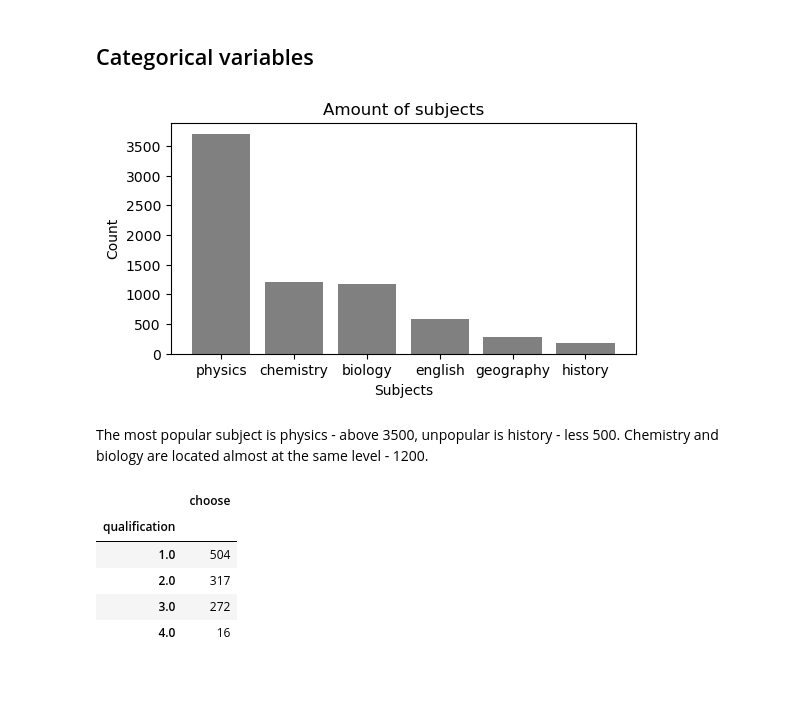
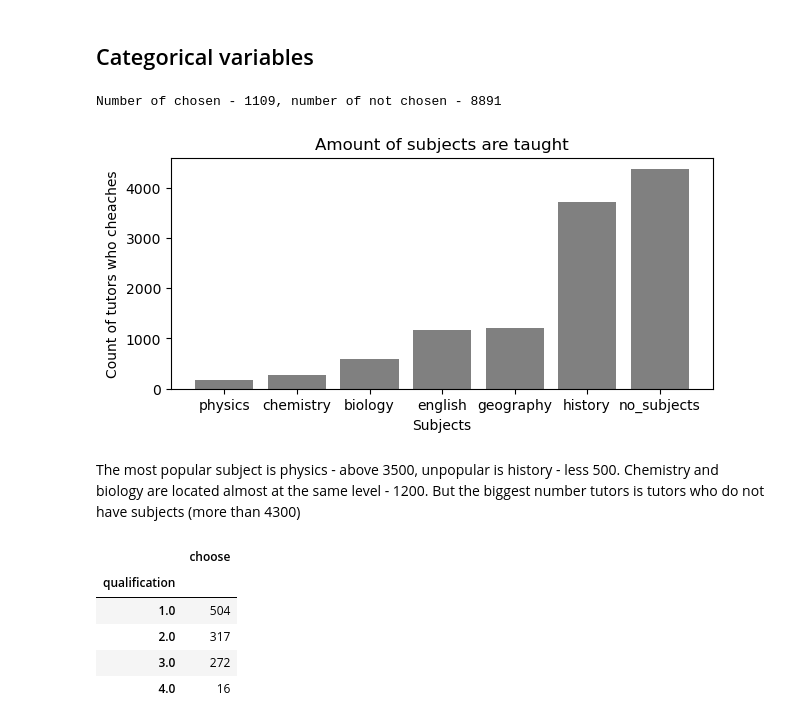
Before and after one commit to SpaceMakerc/tutor_prediction, a Jupyter notebook: predict_model_v1.ipynb, the cells around one changed output. Saved outputs shown, nothing was run; the diff lists cells and outputs as text; code cells hidden in the pictures; blank space fills up the shorter version.

```diff
--- a/predict_model_v1.ipynb
+++ b/predict_model_v1.ipynb
@@ -305,22 +314,30 @@ The average age is higher for tutors of 4 qualification. The same trend displaye
 # %% [markdown]
 ## Categorical variables
+# %%
+chosen = df_train.loc[df_train["choose"] == 1, "choose"].count()
+not_chosen = df_train.loc[df_train["choose"] == 0, "choose"].count()
+print(f"Number of chosen - {chosen}, number of not chosen - {not_chosen}")
+# %% [output]
+Number of chosen - 1109, number of not chosen - 8891
 # %%
 category = ["physics", "chemistry", "biology", "english", "geography", "history"]
 # %%
 df_train_cat = df_train[category].apply(lambda x: x.sum())
+# %%
+df_train_cat["no_subjects"] = df_train[category].apply(lambda x: sum([1 if i == 0 else 0 for i in x]) == 6, axis=1).sum()
 # %%
-plt.figure(figsize=(6, 3))
+plt.figure(figsize=(7, 3))
 
-plt.bar(df_train_cat.index, df_train_cat, color="grey")
-plt.title("Amount of subjects")
+plt.bar(df_train_cat.index, df_train_cat.sort_values(), color="grey")
+plt.title("Amount of subjects are taught")
 plt.xlabel("Subjects")
-plt.ylabel(")
+plt.ylabel("Count of tutors who cheaches")
 
 plt.show()
 # %% [output]
-[figure, old version]
+[figure, new version]
 # %% [markdown]
-The most popular subject is physics - above 3500, unpopular is history - less 500. Chemistry and biology are located almost at the same level - 1200.
+The most popular subject is physics - above 3500, unpopular is history - less 500. Chemistry and biology are located almost at the same level - 1200. But the biggest number tutors is tutors who do not have subjects (more than 4300)
 # %%
 choose_by_qualification = df_train.groupby(by="qualification").agg({"choose": "sum"})
 choose_by_qualification
```
Also changed, not shown: parts of 15 cells of this notebook.
